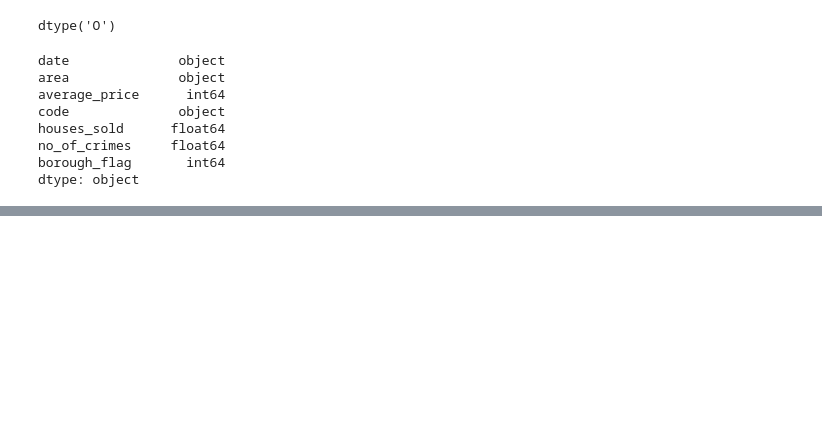
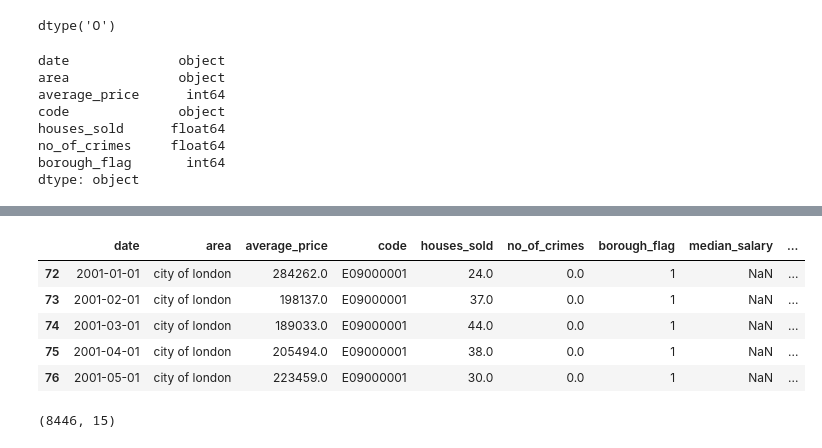
Before and after one commit to Ubaid-Ur-RehmanJ/kaggle-projects, a Jupyter notebook: housing in london.ipynb, the cells around one changed output, grey strips where cells are left out. Cells and saved outputs as stored; diff of their text form; code cells hidden in the pictures; blank space fills up the shorter version.

```diff
--- a/housing in london.ipynb
+++ b/housing in london.ipynb
@@ -69,0 +136,15 @@ dtype: object
+# %%
+#concatinating the data frame
+df = pd.concat([df1, df2])
+df.head()
+# %% [output]
+|  | date | area | average_price | code | houses_sold | no_of_crimes | borough_flag | median_salary | ... |
+| 72 | 2001-01-01 | city of london | 284262.0 | E09000001 | 24.0 | 0.0 | 1 | NaN | ... |
+| 73 | 2001-02-01 | city of london | 198137.0 | E09000001 | 37.0 | 0.0 | 1 | NaN | ... |
+| 74 | 2001-03-01 | city of london | 189033.0 | E09000001 | 44.0 | 0.0 | 1 | NaN | ... |
+| 75 | 2001-04-01 | city of london | 205494.0 | E09000001 | 38.0 | 0.0 | 1 | NaN | ... |
+| 76 | 2001-05-01 | city of london | 223459.0 | E09000001 | 30.0 | 0.0 | 1 | NaN | ... |
+# %%
+df.shape
+# %% [output]
+(8446, 15)
```
Also changed, not shown: parts of 20 cells of this notebook.
